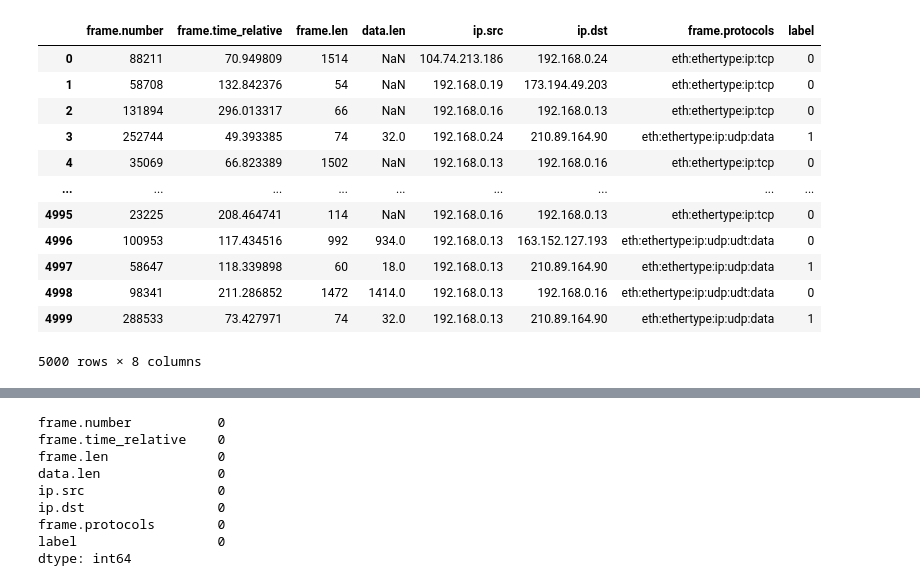
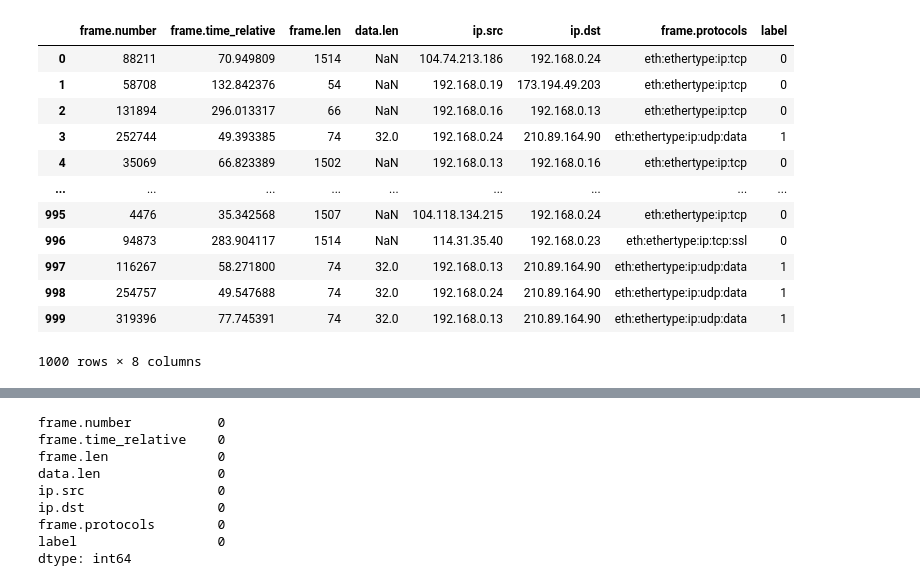
Before and after one commit to weasel-codes/anomaly-detection-iot, a Jupyter notebook: anomaly_detection_preprocess2.ipynb, the cells around one changed output, grey strips where cells are left out. Drawn from its saved outputs; the diff is of its cells as text; code cells hidden in the pictures.

```diff
--- a/anomaly_detection_preprocess2.ipynb
+++ b/anomaly_detection_preprocess2.ipynb
@@ -11,25 +23,25 @@ data_file = 'dataset.csv'
 # %%
 df = pd.read_csv(base_url+data_file)
 if df.shape[1] > 8 :
   df = df.drop(columns=df.columns[0])
 
-df = df[:5000]
+df = df[:1000]
 
 df
 # %% [output]
 |  | frame.number | frame.time_relative | frame.len | data.len | ip.src | ip.dst | frame.protocols | label |
 | 0 | 88211 | 70.949809 | 1514 | NaN | 104.74.213.186 | 192.168.0.24 | eth:ethertype:ip:tcp | 0 |
 | 1 | 58708 | 132.842376 | 54 | NaN | 192.168.0.19 | 173.194.49.203 | eth:ethertype:ip:tcp | 0 |
 | 2 | 131894 | 296.013317 | 66 | NaN | 192.168.0.16 | 192.168.0.13 | eth:ethertype:ip:tcp | 0 |
 | 3 | 252744 | 49.393385 | 74 | 32.0 | 192.168.0.24 | 210.89.164.90 | eth:ethertype:ip:udp:data | 1 |
 | 4 | 35069 | 66.823389 | 1502 | NaN | 192.168.0.13 | 192.168.0.16 | eth:ethertype:ip:tcp | 0 |
 | ... | ... | ... | ... | ... | ... | ... | ... | ... |
-| 4995 | 23225 | 208.464741 | 114 | NaN | 192.168.0.16 | 192.168.0.13 | eth:ethertype:ip:tcp | 0 |
-| 4996 | 100953 | 117.434516 | 992 | 934.0 | 192.168.0.13 | 163.152.127.193 | eth:ethertype:ip:udp:udt:data | 0 |
-| 4997 | 58647 | 118.339898 | 60 | 18.0 | 192.168.0.13 | 210.89.164.90 | eth:ethertype:ip:udp:data | 1 |
-| 4998 | 98341 | 211.286852 | 1472 | 1414.0 | 192.168.0.13 | 192.168.0.16 | eth:ethertype:ip:udp:udt:data | 0 |
-| 4999 | 288533 | 73.427971 | 74 | 32.0 | 192.168.0.13 | 210.89.164.90 | eth:ethertype:ip:udp:data | 1 |
+| 995 | 4476 | 35.342568 | 1507 | NaN | 104.118.134.215 | 192.168.0.24 | eth:ethertype:ip:tcp | 0 |
+| 996 | 94873 | 283.904117 | 1514 | NaN | 114.31.35.40 | 192.168.0.23 | eth:ethertype:ip:tcp:ssl | 0 |
+| 997 | 116267 | 58.271800 | 74 | 32.0 | 192.168.0.13 | 210.89.164.90 | eth:ethertype:ip:udp:data | 1 |
+| 998 | 254757 | 49.547688 | 74 | 32.0 | 192.168.0.24 | 210.89.164.90 | eth:ethertype:ip:udp:data | 1 |
+| 999 | 319396 | 77.745391 | 74 | 32.0 | 192.168.0.13 | 210.89.164.90 | eth:ethertype:ip:udp:data | 1 |
-5000 rows × 8 columns
+1000 rows × 8 columns
 # %%
 df.isna().sum()
 # %% [output]
```
Also changed, not shown: parts of 57 cells of this notebook.
